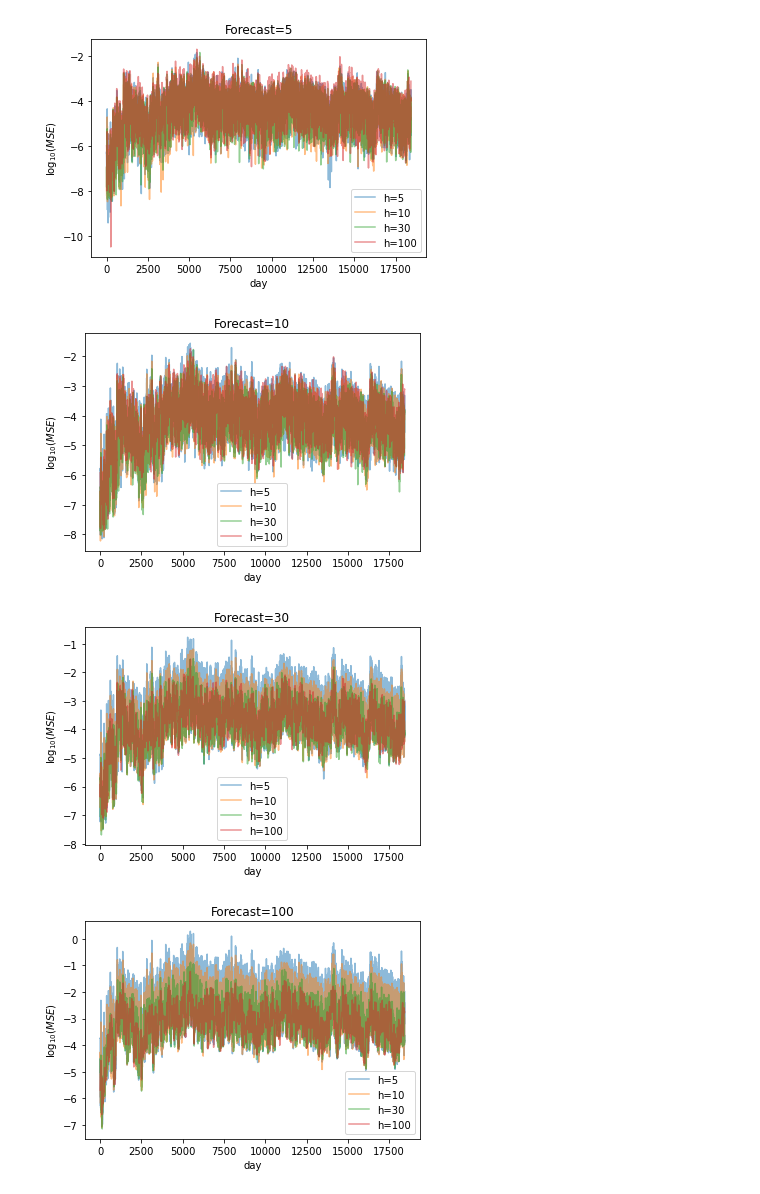
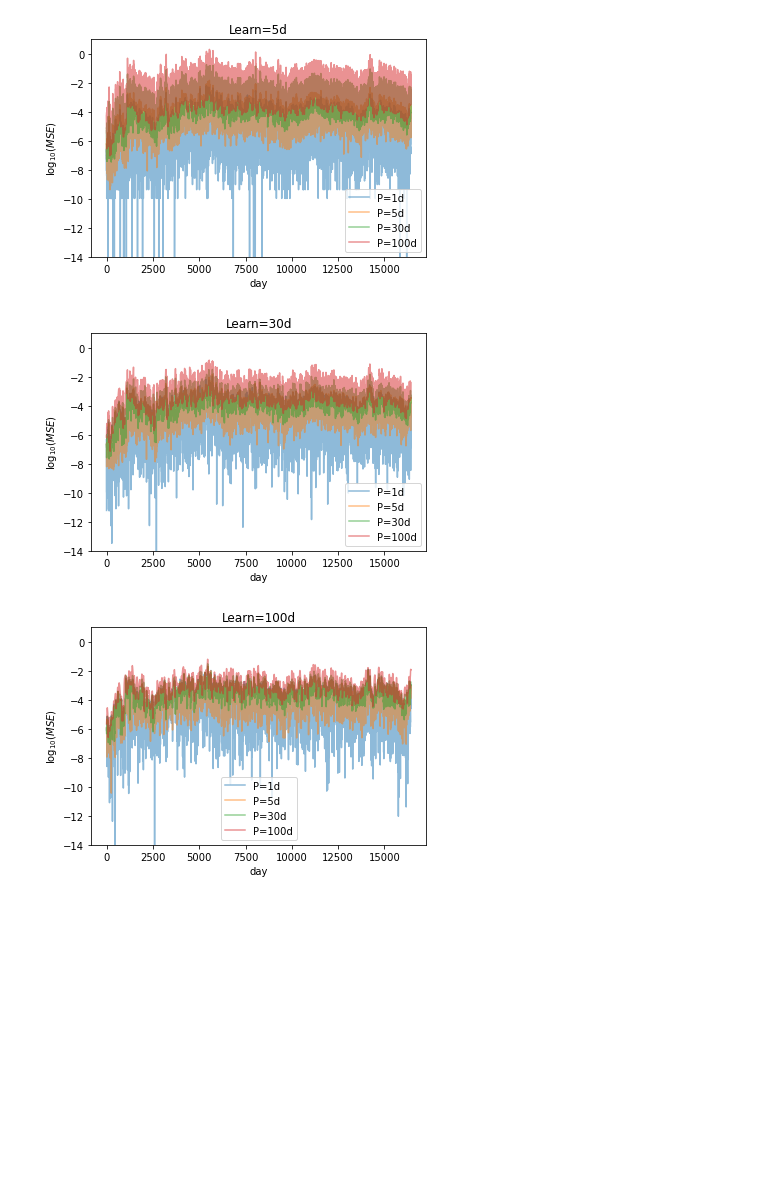
Before and after one commit to kevinddchen/ECE247, a Jupyter notebook: Baseline_linreg.ipynb, the cells around one changed output. Drawn from its saved outputs; the diff is of its cells as text; code cells hidden in the pictures; blank space fills up the shorter version.

```diff
--- a/Baseline_linreg.ipynb
+++ b/Baseline_linreg.ipynb
@@ -18,0 +14,6 @@ N = 18628
+# %%
+## ===== Preprocessing ==============================
+## scale all data into interval [0, 1]
+scaler = sklearn.preprocessing.MinMaxScaler()
+scaler.fit(data)
+data = scaler.transform(data)
@@ -18,0 +26,6 @@ N = 18628
+# %%
+## split into training and testing sets
+data_train = data[:-2000, 0:1]
+data_test = data[-2000:, 0:1]
+print("Training:", data_train.shape)
+print("Testing:", data_test.shape)
@@ -97,46 +135,38 @@ forecast=100, history=100, average MSE=2.427e-03
 # %%
-plt.plot(np.log10(streams[0]), alpha=.5, label="h=5")
-plt.plot(np.log10(streams[1]), alpha=.5, label="h=10")
-plt.plot(np.log10(streams[2]), alpha=.5, label="h=30")
-plt.plot(np.log10(streams[3]), alpha=.5, label="h=100")
+plt.plot(np.log10(streams[0]), alpha=.5, label="P=1d")
+plt.plot(np.log10(streams[1]), alpha=.5, label="P=5d")
+plt.plot(np.log10(streams[2]), alpha=.5, label="P=30d")
+plt.plot(np.log10(streams[3]), alpha=.5, label="P=100d")
 plt.legend()
-plt.title("Forecast=5")
+plt.title("Learn=5d")
 plt.xlabel("day")
 plt.ylabel("$\log_{10}(MSE)$")
+plt.ylim([-14, 1])
 plt.show()
 
-plt.plot(np.log10(streams[4]), alpha=.5, label="h=5")
-plt.plot(np.log10(streams[5]), alpha=.5, label="h=10")
-plt.plot(np.log10(streams[6]), alpha=.5, label="h=30")
-plt.plot(np.log10(streams[7]), alpha=.5, label="h=100")
+plt.plot(np.log10(streams[4]), alpha=.5, label="P=1d")
+plt.plot(np.log10(streams[5]), alpha=.5, label="P=5d")
+plt.plot(np.log10(streams[6]), alpha=.5, label="P=30d")
+plt.plot(np.log10(streams[7]), alpha=.5, label="P=100d")
 plt.legend()
-plt.title("Forecast=10")
+plt.title("Learn=30d")
 plt.xlabel("day")
 plt.ylabel("$\log_{10}(MSE)$")
+plt.ylim([-14, 1])
 plt.show()
 
-plt.plot(np.log10(streams[8]), alpha=.5, label="h=5")
-plt.plot(np.log10(streams[9]), alpha=.5, label="h=10")
-plt.plot(np.log10(streams[10]), alpha=.5, label="h=30")
-plt.plot(np.log10(streams[11]), alpha=.5, label="h=100")
+plt.plot(np.log10(streams[8]), alpha=.5, label="P=1d")
+plt.plot(np.log10(streams[9]), alpha=.5, label="P=5d")
+plt.plot(np.log10(streams[10]), alpha=.5, label="P=30d")
+plt.plot(np.log10(streams[11]), alpha=.5, label="P=100d")
 plt.legend()
-plt.title("Forecast=30")
+plt.title("Learn=100d")
 plt.xlabel("day")
 plt.ylabel("$\log_{10}(MSE)$")
+plt.ylim([-14, 1])
 plt.show()
-
-plt.plot(np.log10(streams[12]), alpha=.5, label="h=5")
-plt.plot(np.log10(streams[13]), alpha=.5, label="h=10")
-plt.plot(np.log10(streams[14]), alpha=.5, label="h=30")
-plt.plot(np.log10(streams[15]), alpha=.5, label="h=100")
-plt.legend()
-plt.title("Forecast=100")
-plt.xlabel("day")
-plt.ylabel("$\log_{10}(MSE)$")
-plt.show()
 # %% [output]
-[figure, old version]
+[figure, new version]
-[figure, old version]
+[figure, new version]
-[figure, old version]
+[figure, new version]
-[figure, removed]
 # %%
```
Also changed, not shown: parts of 12 cells of this notebook, 1 other file.
